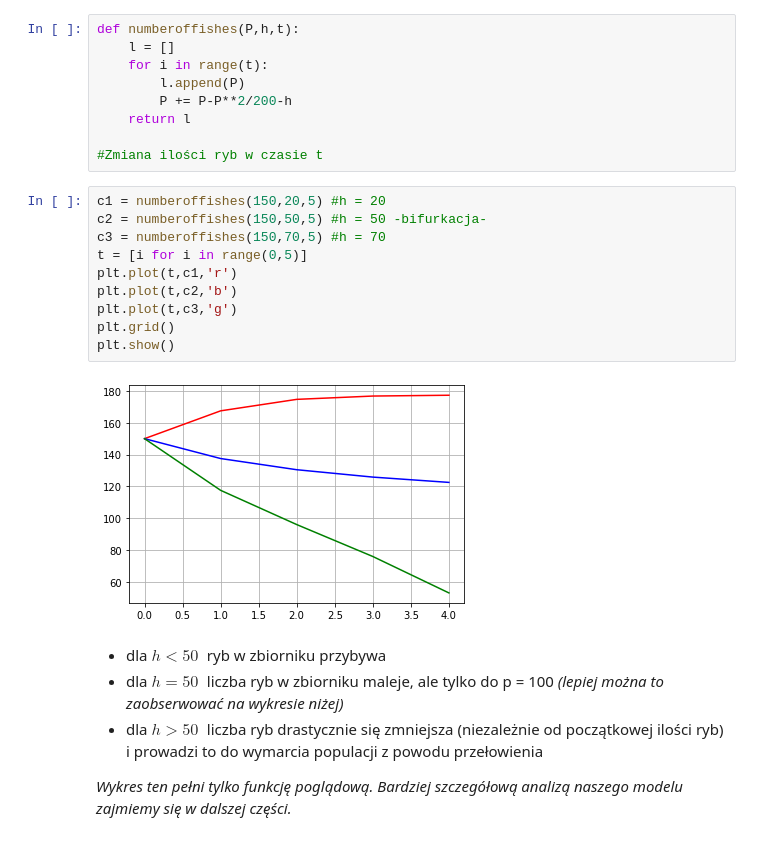
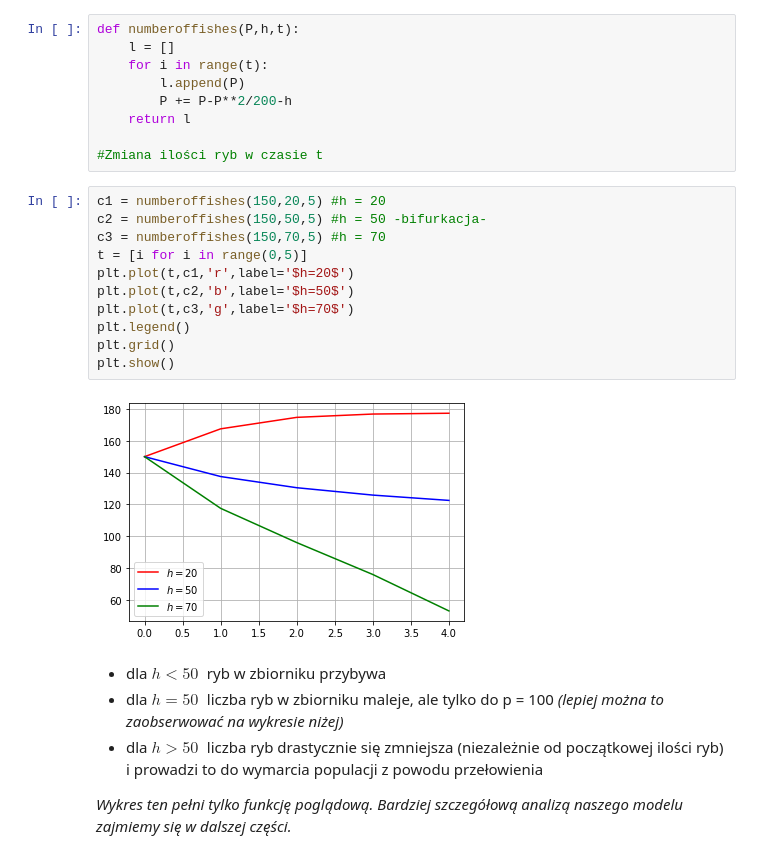
Before and after one commit to klaudynka245/Bifurcations, a Jupyter notebook: Iwanska_Janicka.ipynb, the cells around one changed output. Cells and saved outputs as stored; diff of their text form.

```diff
--- a/Iwanska_Janicka.ipynb
+++ b/Iwanska_Janicka.ipynb
@@ -563,15 +565,16 @@ def numberoffishes(P,h,t):
 # %%
 c1 = numberoffishes(150,20,5) #h = 20
 c2 = numberoffishes(150,50,5) #h = 50 -bifurkacja-
 c3 = numberoffishes(150,70,5) #h = 70
 t = [i for i in range(0,5)]
-plt.plot(t,c1,'r')
-plt.plot(t,c2,'b')
-plt.plot(t,c3,'g')
+plt.plot(t,c1,'r',label='$h=20$')
+plt.plot(t,c2,'b',label='$h=50$')
+plt.plot(t,c3,'g',label='$h=70$')
+plt.legend()
 plt.grid()
 plt.show()
 # %% [output]
-[figure, old version]
+[figure, new version]
 # %% [markdown]
 * dla $h < 50 \phantom{.}$ ryb w zbiorniku przybywa
 * dla $h = 50 \phantom{.}$ liczba ryb w zbiorniku maleje, ale tylko do p = 100 *(lepiej można to zaobserwować na wykresie niżej)*
```
Also changed, not shown: parts of 10 cells of this notebook.
